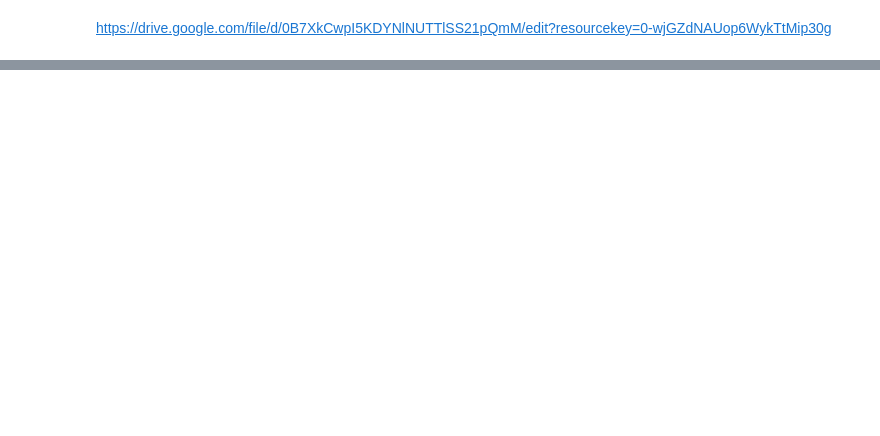
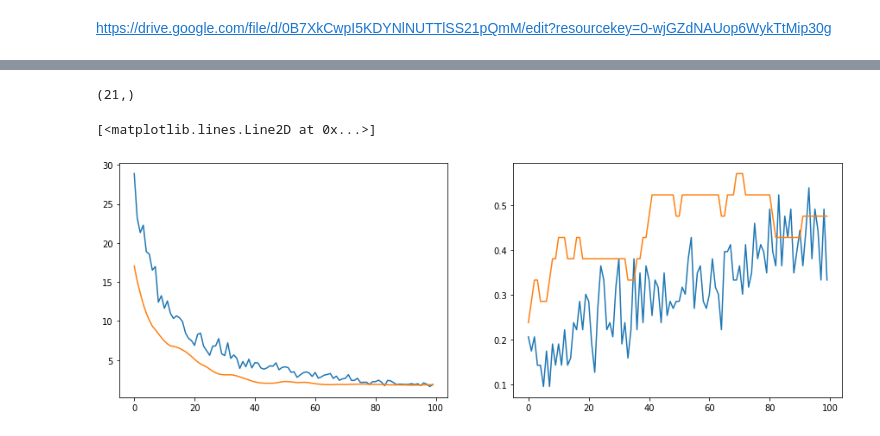
Before and after one commit to MartinBerestovoy/hodos-ia, a Jupyter notebook: career_prediction.ipynb, the cells around one changed output, grey strips where cells are left out. Saved outputs shown, nothing was run; the diff lists cells and outputs as text; code cells hidden in the pictures; blank space fills up the shorter version.

```diff
--- a/career_prediction.ipynb
+++ b/career_prediction.ipynb
@@ -153,7 +213,7 @@ param_grid = {
 
 # Initialize RandomizedSearchCV
 random_search = RandomizedSearchCV(
-    estimator=model,
+    estimator=r_f_model,
     param_distributions=param_grid,
     n_iter=100,  # Number of parameter settings sampled
     cv=5,  # Number of folds in cross-validation
@@ -196,0 +272,8 @@ fig.tight_layout()
+# %%
+import xgboost as xgb
+
+x_g_model = xgb.XGBClassifier()
+x_g_model.fit(X_train, Y_train)
+Y_pred = x_g_model.predict(X_test)
+accuracy = accuracy_score(Y_test, Y_pred)
+print(f'Accuracy: {accuracy}')
@@ -196,0 +366,19 @@ fig.tight_layout()
+# %%
+import tensorflow as tf
+from tensorflow.keras.models import Sequential
+from tensorflow.keras.layers import Dense, Dropout, Input
+from tensorflow.keras.optimizers import Adam
+
+n_n_model = Sequential([
+    # Dropout(0.2, input_shape=(X_train.shape[1], )),
+    # Dense(32, activation='relu', input_shape=(X_train.shape[1],)),
+    Input(shape=(X_train.shape[1],)),
+    Dense(32, activation='relu'),
+    Dropout(0.2),
+    Dense(32, activation='relu'),
+    Dense(10, activation='softmax')
+])
+
+n_n_model.compile(optimizer='adam', loss='sparse_categorical_crossentropy', metrics=['accuracy'])
+
+history = n_n_model.fit(X_train, Y_train, epochs=100, validation_data=(X_val, Y_val))
@@ -197,2 +410,16 @@ fig.tight_layout()
+# %%
+X_train.shape[1],
+# %% [output]
+(21,)
+# %%
+fig, axs = plt.subplots(1, 2, figsize=(15, 5))
+
+axs[0].plot(history.history['loss'], label='loss')
+axs[1].plot(history.history['accuracy'], label='accuracy')
+axs[0].plot(history.history['val_loss'], label='val_loss')
+axs[1].plot(history.history['val_accuracy'], label='val_accuracy')
+# %% [output]
+[<matplotlib.lines.Line2D at 0x...>]
+[figure, added]
 # %%
 # model.get_params()
```
Also changed, not shown: parts of 19 cells of this notebook.
